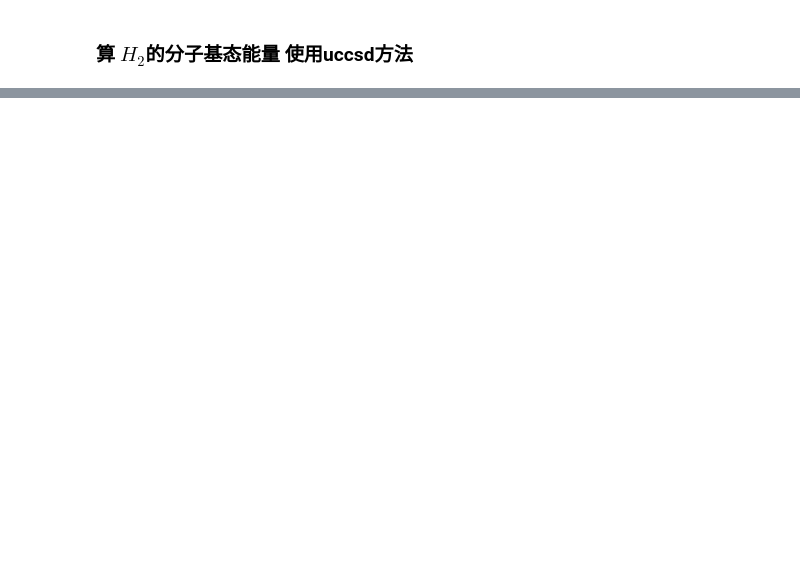
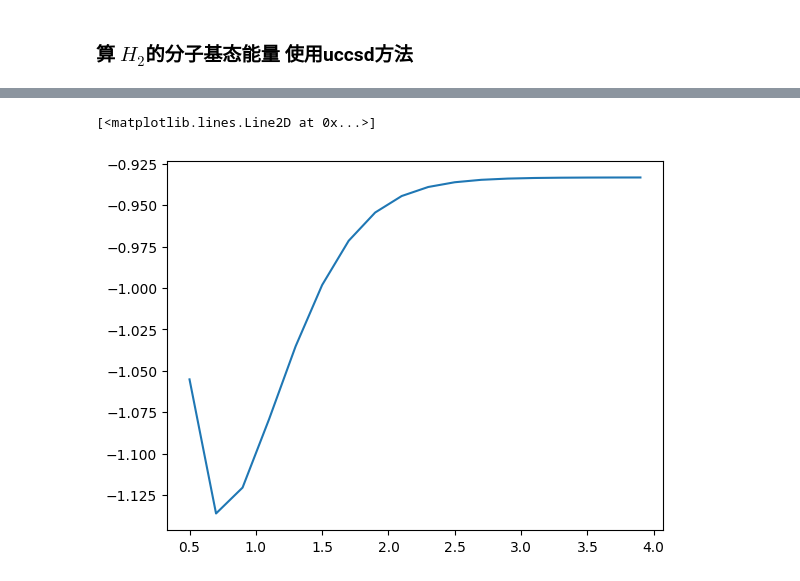
Before and after one commit to DYMS302/Co_VQE, a Jupyter notebook: march/today.ipynb, the cells around one changed output, grey strips where cells are left out. Drawn from its saved outputs; the diff is of its cells as text; code cells hidden in the pictures; blank space fills up the shorter version.

```diff
--- a/march/today.ipynb
+++ b/march/today.ipynb
@@ -27,0 +35,5 @@ uccsd.d2).draw("mpl")
+# %%
+backend = qiskit.BasicAer.get_backend("statevector_simulator")
+vqe= VQE(ansatz=uccsd,quantum_instance=backend)
+# %%
+result= vqe.compute_minimum_eigenvalue(converter.convert(problem.hamiltonian.second_q_op()))
@@ -31,0 +65,27 @@ uccsd.excitation_list
+# %%
+def h2(dist):
+    molecule = MoleculeInfo(
+    #["H", "H","H","H"], [(0.0, 0.0, 0.0), (0.0, 0.0, 0.9), (0.0, 0.0, 0.9*2), (0.0, 0.0, 0.9*3)],
+    ["H", "H"], [(0.0, 0.0, 0.0), (0.0, 0.0,dist),],
+    multiplicity=1,  # = 2*spin + 1
+    charge=0,
+    )
+    driver = PySCFDriver().from_molecule(molecule)
+    problem = driver.run()
+    harteefock= HartreeFock(num_particles=problem._num_particles,
+                        num_spatial_orbitals=problem.num_spatial_orbitals,
+                        qubit_converter=converter)
+    uccsd =UCCSD(num_spatial_orbitals=problem.num_spatial_orbitals,
+             num_particles=problem.num_particles,
+             qubit_converter=converter,
+             initial_state=harteefock)
+    backend = qiskit.BasicAer.get_backend("statevector_simulator")
+    vqe= VQE(ansatz=uccsd,quantum_instance=backend)
+    result = vqe.compute_minimum_eigenvalue(converter.convert(problem.hamiltonian.second_q_op()))
+    return result.optimal_value,problem.nuclear_repulsion_energy
+# %%
+import numpy as np
+x=[]
+for i in np.arange(0.5,4.0,0.2):
+    a,b = h2(i)
+    x.append(a+b)
@@ -31,0 +113,7 @@ uccsd.excitation_list
+# %%
+import matplotlib.pyplot as plt
+plt.figure()
+plt.plot(np.arange(0.5,4.0,0.2),x)
+# %% [output]
+[<matplotlib.lines.Line2D at 0x...>]
+[figure, added]
```
Also changed, not shown: parts of 7 cells of this notebook, 4 other files.
